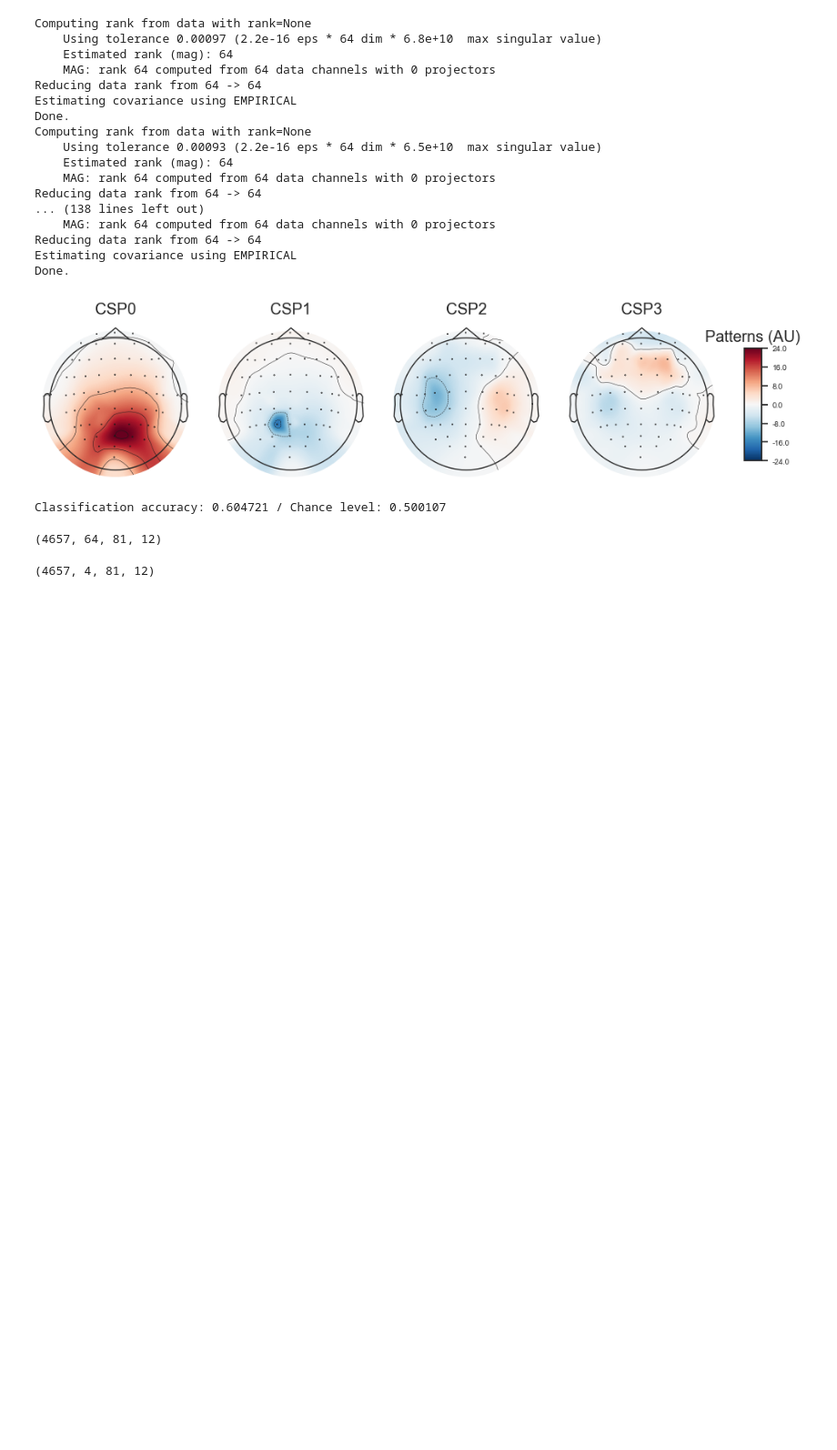
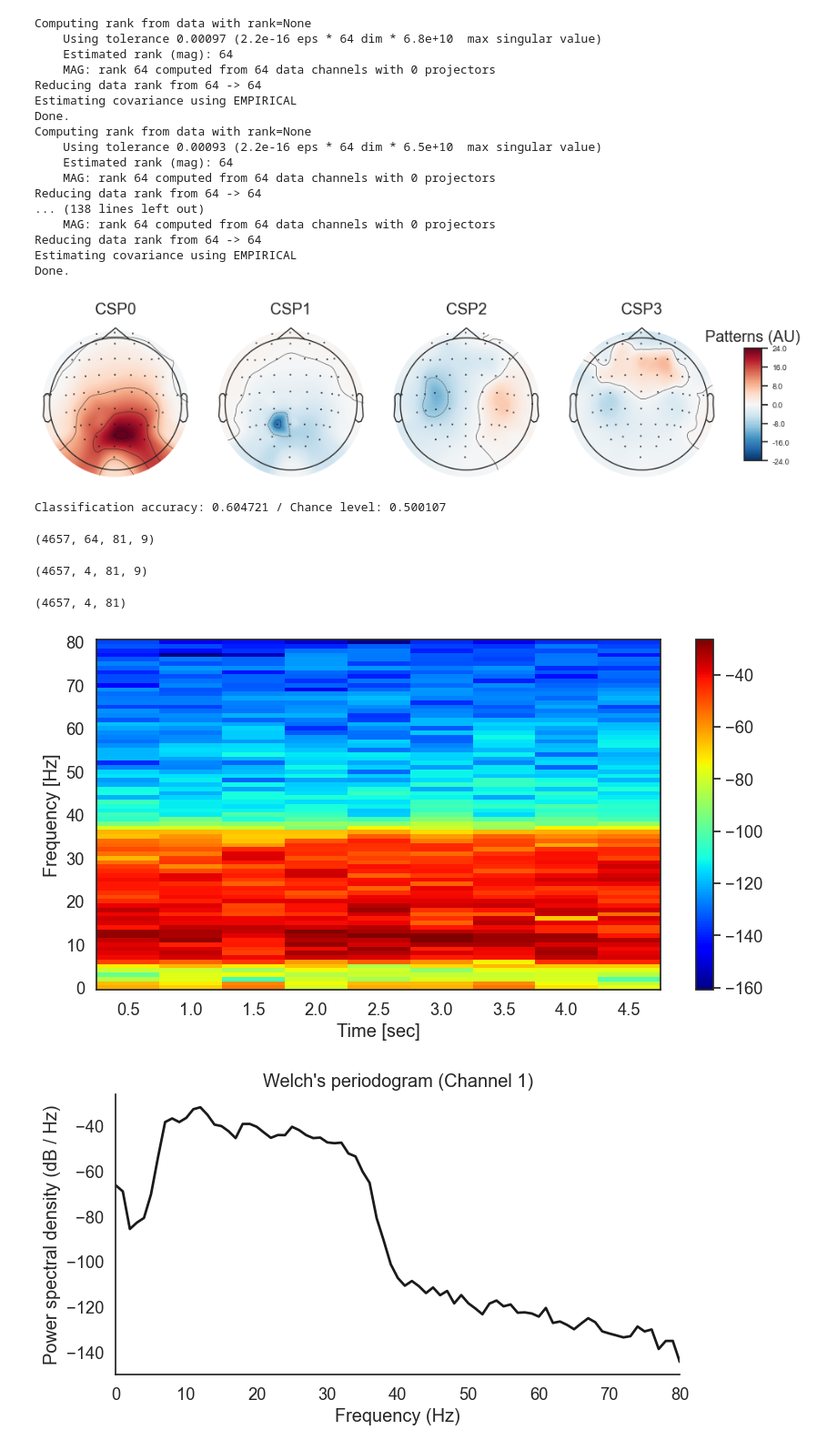
Before and after one commit to anmutechsupport/Energy-Efficient-Decoding-of-EEG-Motor-Imagery-using-Spiking-Legendre-Memory-Units, a Jupyter notebook: ml/preprocessing-bci2000.ipynb, the cells around one changed output. Shown at 91% size. Drawn from its saved outputs; the diff is of its cells as text; code cells hidden in the pictures; blank space fills up the shorter version.

```diff
--- a/ml/preprocessing-bci2000.ipynb
+++ b/ml/preprocessing-bci2000.ipynb
@@ -1014,6 +1041,8 @@ epochs_data = epochs.get_data()
 # using stratified shuffle split
 sss = StratifiedShuffleSplit(n_splits=1, test_size=0.2, random_state=42)
 train_index, val_index = next(sss.split(epochs_data, labels))
+sss = StratifiedShuffleSplit(n_splits=1, test_size=0.5, random_state=42)
+val_index, test_index = next(sss.split(epochs_data[val_index], labels[val_index]))
 
 train_data, val_data = epochs_data[train_index], epochs_data[val_index]
 train_labels, val_labels = labels[train_index], labels[val_index]
@@ -1138,14 +1167,19 @@ for epoch in tqdm(reconstructed_epochs):
     norm_epoch = epoch - np.mean(epoch) # remove DC offset
     w = np.hanning(M)
     s_w = np.sum(w**2)
-    f, t, stft_arr = signal.stft(norm_epoch, fs, window=w, nperseg=M, noverlap=S) # use nfft param for interpolation + faster computation
-    psd_arr = abs(stft_arr)**2/s_w
-    batch_stft.append(psd_arr)
+    f, t, Sxx = signal.spectrogram(
+    norm_epoch,                  # Provide the signal,
+    window=w,               # ... the window,
+    fs=fs,                # ... the sampling frequency,
+    nperseg=M,     # ... the length of a segment,
+    noverlap=S)     # ... the number of samples to overlap,
+    norm_Sxx = 10 * np.log10(Sxx/s_w)
+    batch_stft.append(norm_Sxx)
 
 batch_stft = np.array(batch_stft)
 print(batch_stft.shape)
 # %% [output]
-(4657, 64, 81, 12)
+(4657, 64, 81, 9)
 # %%
 source_stft = []
 
@@ -1153,12 +1187,17 @@ for epoch in tqdm(epochs_transformed):
     norm_epoch = epoch - np.mean(epoch) # remove DC offset
     w = np.hanning(M)
     s_w = np.sum(w**2)
-    f, t, stft_arr = signal.stft(norm_epoch, fs, window=w, nperseg=M, noverlap=S) # use nfft param for interpolation + faster computation
-    psd_arr = abs(stft_arr)**2/s_w
-    source_stft.append(psd_arr)
+    f, t, Sxx = signal.spectrogram(
+    norm_epoch,                  # Provide the signal,
+    window=w,               # ... the window,
+    fs=fs,                # ... the sampling frequency,
+    nperseg=M,     # ... the length of a segment,
+    noverlap=S)     # ... the number of samples to overlap,
+    norm_Sxx = 10 * np.log10(Sxx/s_w)
+    source_stft.append(norm_Sxx)
 
 source_stft = np.array(source_stft)
 print(source_stft.shape)
 # %% [output]
-(4657, 4, 81, 12)
+(4657, 4, 81, 9)
 # %%
@@ -1171,24 +1218,28 @@ np.save('preprocessed_data/csp_filters.npy', csp.filters_)
 # %%
 # validate batch stft data using specto
 
 stft_to_welch = lambda stft: np.mean(stft, axis=3)
 welch = stft_to_welch(source_stft)
 
 print(welch.shape)
 
 plt.figure(figsize=(10, 5))
-plt.pcolormesh(t, f, batch_stft[0, 0, :, :], cmap='jet')
+plt.pcolormesh(t, f, source_stft[0, 0, :, :], cmap='jet')
 plt.ylabel('Frequency [Hz]')
 plt.xlabel('Time [sec]')
 plt.colorbar()
 
 sns.set(font_scale=1.2, style='white')
 plt.figure(figsize=(8, 4))
 plt.plot(f, welch[0, 0, :], color='k', lw=2)
 plt.xlabel('Frequency (Hz)')
-plt.ylabel('Power spectral density (V^2 / Hz)')
-plt.ylim([0, welch[0, 0, :].max() * 1.1])
+plt.ylabel('Power spectral density (dB / Hz)')
+# plt.ylim([0, welch[0, 0, :].max() * 1.1])
 plt.title("Welch's periodogram (Channel 1)")
 plt.xlim([0, f.max()])
 sns.despine();
 plt.show();
+# %% [output]
+(4657, 4, 81)
+[figure, added]
+[figure, added]
```
Also changed, not shown: parts of 6 cells of this notebook, 1 other file.
